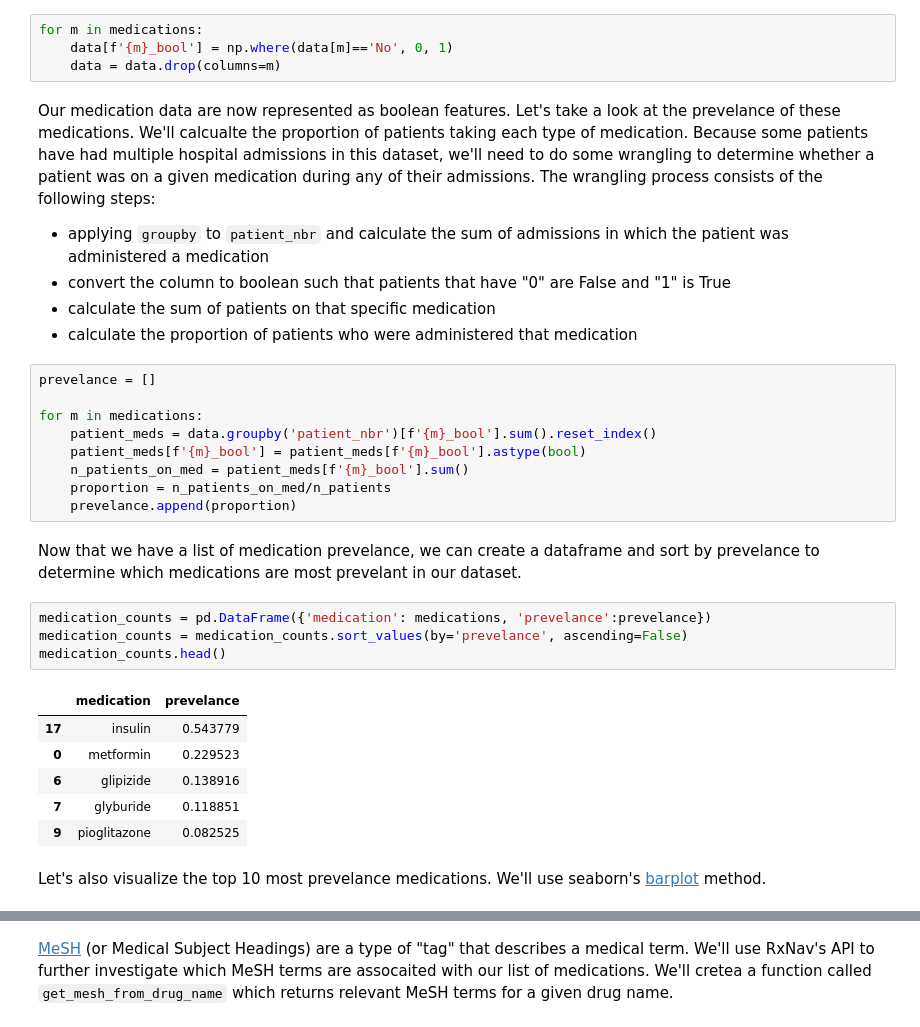
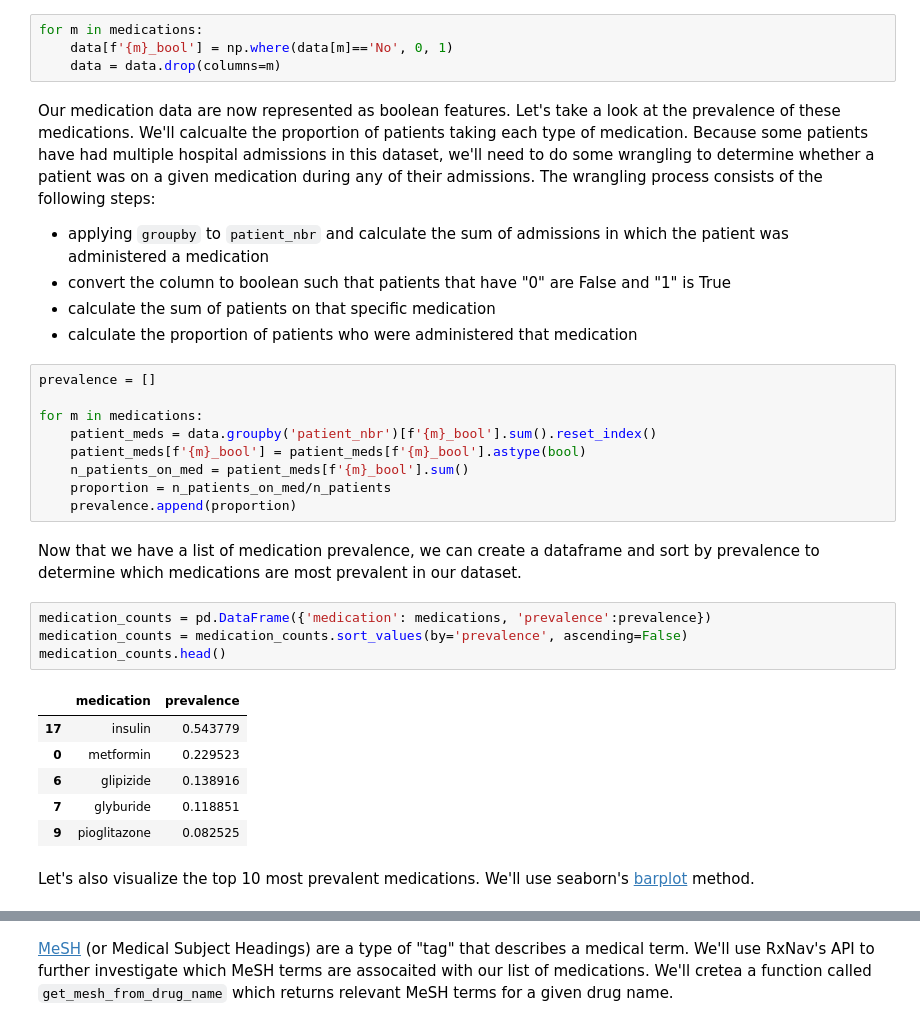
Before and after one commit to topspinj/diabetes-ml-workshop, a Jupyter notebook: notebooks/walkthrough.ipynb, the cells around one changed output, grey strips where cells are left out. Cells and saved outputs as stored; diff of their text form.

```diff
--- a/notebooks/walkthrough.ipynb
+++ b/notebooks/walkthrough.ipynb
@@ -231,34 +231,34 @@ for m in medications:
     data[f'{m}_bool'] = np.where(data[m]=='No', 0, 1)
     data = data.drop(columns=m)
 # %% [markdown]
-Our medication data are now represented as boolean features. Let's take a look at the prevelance of these medications. We'll calcualte the proportion of patients taking each type of medication. Because some patients have had multiple hospital admissions in this dataset, we'll need to do some wrangling to determine whether a patient was on a given medication during any of their admissions. The wrangling process consists of the following steps:
+Our medication data are now represented as boolean features. Let's take a look at the prevalence of these medications. We'll calcualte the proportion of patients taking each type of medication. Because some patients have had multiple hospital admissions in this dataset, we'll need to do some wrangling to determine whether a patient was on a given medication during any of their admissions. The wrangling process consists of the following steps:
 
 - applying `groupby` to `patient_nbr` and calculate the sum of admissions in which the patient was administered a medication
 - convert the column to boolean such that patients that have "0" are False and "1" is True
 - calculate the sum of patients on that specific medication
 - calculate the proportion of patients who were administered that medication
 # %%
-prevelance = []
+prevalence = []
 
 for m in medications:
     patient_meds = data.groupby('patient_nbr')[f'{m}_bool'].sum().reset_index()
     patient_meds[f'{m}_bool'] = patient_meds[f'{m}_bool'].astype(bool)
     n_patients_on_med = patient_meds[f'{m}_bool'].sum()
     proportion = n_patients_on_med/n_patients
-    prevelance.append(proportion)
+    prevalence.append(proportion)
 # %% [markdown]
-Now that we have a list of medication prevelance, we can create a dataframe and sort by prevelance to determine which medications are most prevelant in our dataset.
+Now that we have a list of medication prevalence, we can create a dataframe and sort by prevalence to determine which medications are most prevalent in our dataset.
 # %%
-medication_counts = pd.DataFrame({'medication': medications, 'prevelance':prevelance})
-medication_counts = medication_counts.sort_values(by='prevelance', ascending=False)
+medication_counts = pd.DataFrame({'medication': medications, 'prevalence':prevalence})
+medication_counts = medication_counts.sort_values(by='prevalence', ascending=False)
 medication_counts.head()
 # %% [output]
-|  | medication | prevelance |
+|  | medication | prevalence |
 | 17 | insulin | 0.543779 |
 | 0 | metformin | 0.229523 |
 | 6 | glipizide | 0.138916 |
 | 7 | glyburide | 0.118851 |
 | 9 | pioglitazone | 0.082525 |
 # %% [markdown]
-Let's also visualize the top 10 most prevelance medications. We'll use seaborn's [barplot](https://seaborn.pydata.org/generated/seaborn.barplot.html) method.
+Let's also visualize the top 10 most prevalent medications. We'll use seaborn's [barplot](https://seaborn.pydata.org/generated/seaborn.barplot.html) method.
 # %%
```
Also changed, not shown: parts of 10 cells of this notebook.
